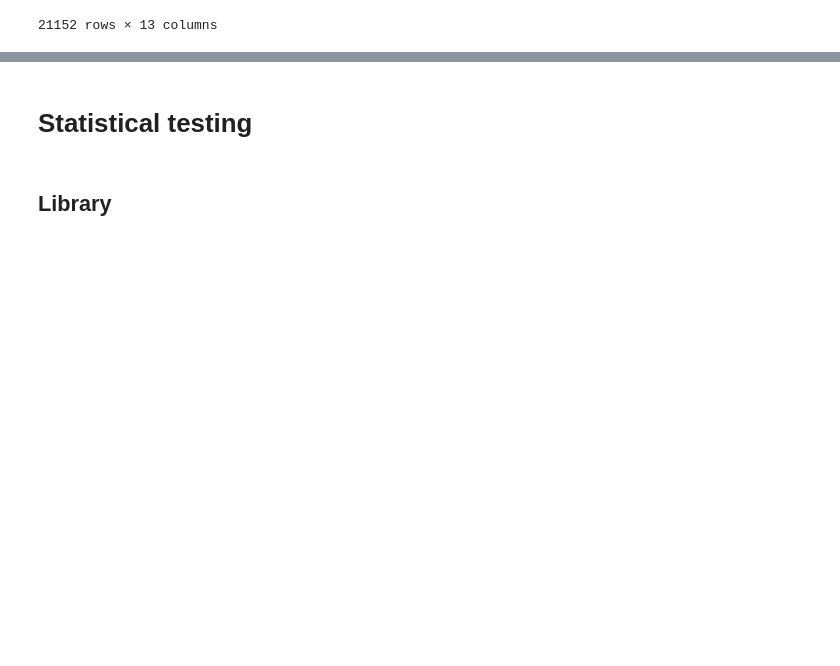
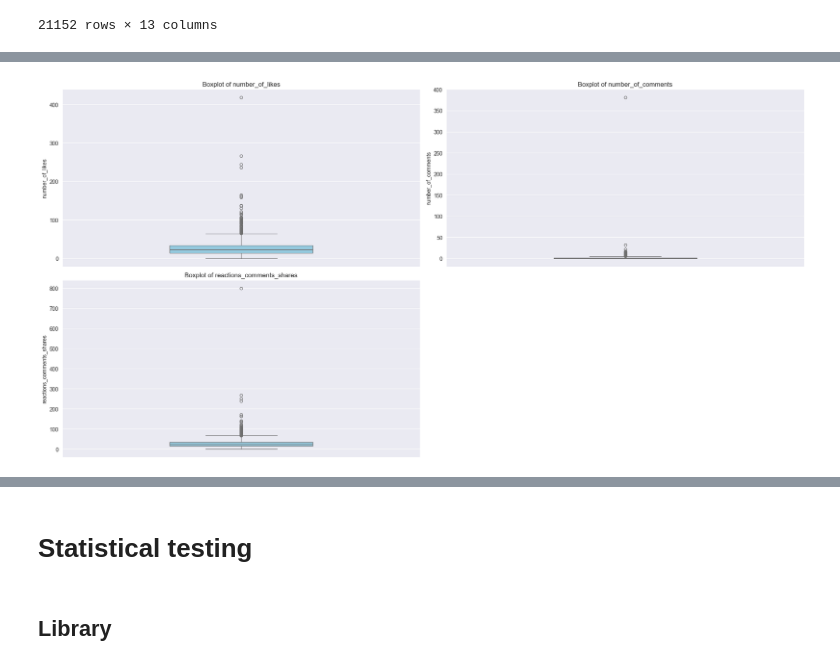
Before and after one commit to semwett0301/dms-hypothesis-testing, a Jupyter notebook: analysis.ipynb, the cells around one changed output, grey strips where cells are left out. Cells and saved outputs as stored; diff of their text form; code cells hidden in the pictures; blank space fills up the shorter version.

```diff
--- a/analysis.ipynb
+++ b/analysis.ipynb
@@ -86,0 +227,8 @@ final_df
+# %%
+renamed_final_df = local_final_df.copy()
+renamed_final_df.columns = (renamed_final_df.columns
+                            .str.lower()
+                            .str.replace('[,&]', '', regex=True)
+                            .str.replace(r"[ \-]+", '_', regex=True))
+
+renamed_final_df.columns
@@ -86,0 +241,4 @@ final_df
+# %%
+FIELDS_TO_DROP = ['network', 'message_id', 'profile_id']
+dropped_final_df = renamed_final_df.drop(FIELDS_TO_DROP, axis=1)
+dropped_final_df.columns
@@ -86,0 +250,6 @@ final_df
+# %%
+filtered_final_df = dropped_final_df.dropna()
+filtered_final_df = filtered_final_df[filtered_final_df['number_of_likes'].apply(lambda x: isinstance(x, int))]
+filtered_final_df['number_of_likes'] = filtered_final_df['number_of_likes'].astype(int)
+
+filtered_final_df
@@ -86,0 +282,6 @@ final_df
+# %%
+NUMERICAL_FEATURES = ['number_of_likes', 'number_of_comments', 'reactions_comments_shares']
+# %%
+plot_boxplots(filtered_final_df[NUMERICAL_FEATURES])
+# %% [output]
+[figure, added]
```
Also changed, not shown: parts of 39 cells of this notebook, 4 other files.
